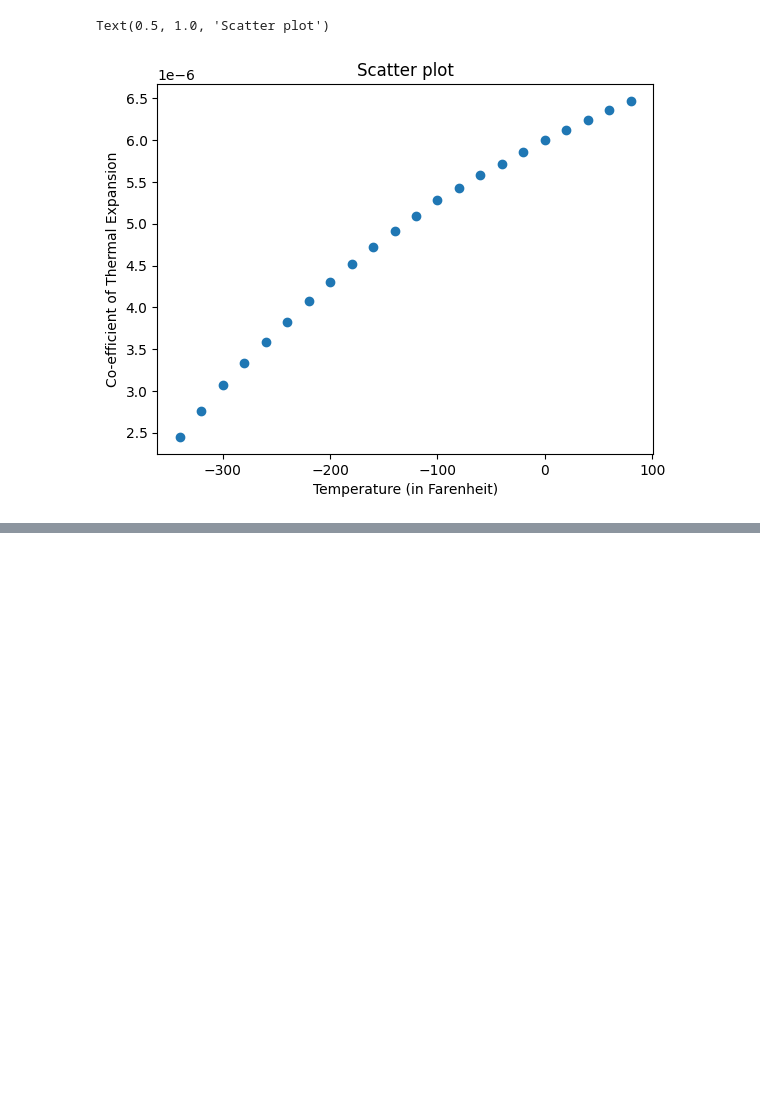
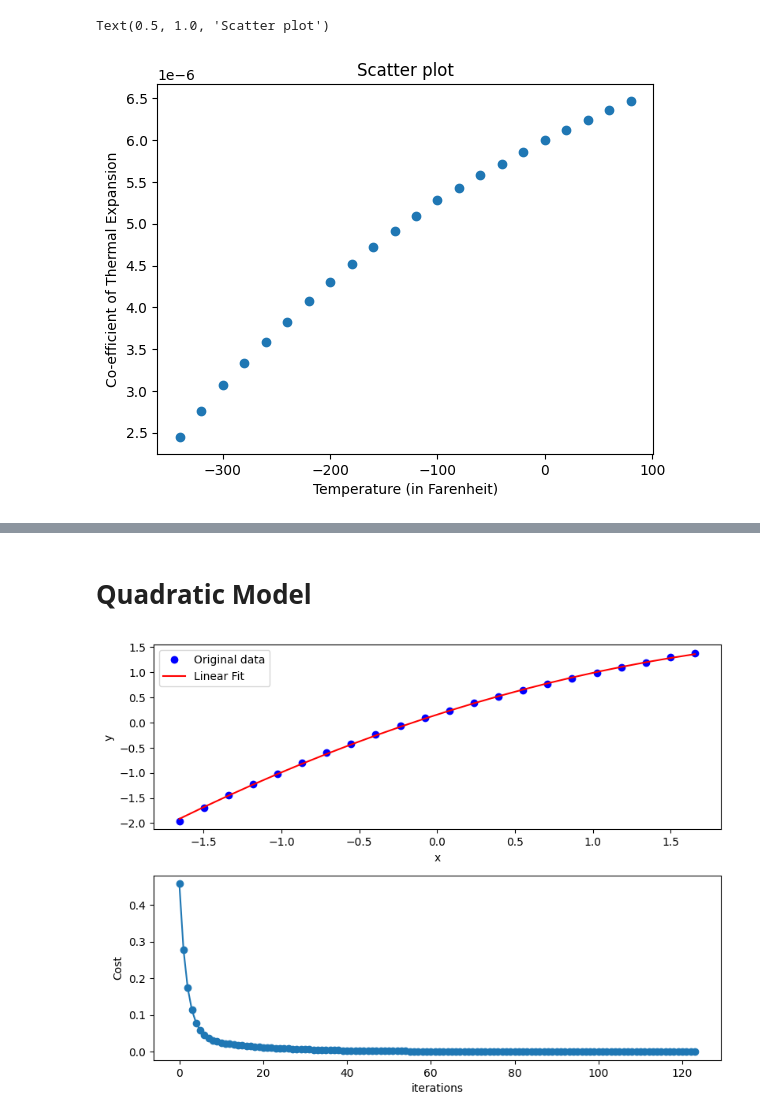
Before and after one commit to ravichandrakorivi/deep-learning, a Jupyter notebook: linear-regression/linear_regression_models.ipynb, the cells around one changed output, grey strips where cells are left out. Drawn from its saved outputs; the diff is of its cells as text; code cells hidden in the pictures; blank space fills up the shorter version.

Commit message:
linear regression models

```diff
--- a/linear-regression/linear_regression_models.ipynb
+++ b/linear-regression/linear_regression_models.ipynb
@@ -93,3 +103,0 @@ plt.show()
-# %%
-x = (x - np.min(x)) / (np.max(x) - np.min(x))
-y = (y - np.min(y)) / (np.max(y) - np.min(y))
@@ -150,0 +129,2 @@ plt.show()
+# %%
+x = (temperature - np.mean(temperature)) / np.std(temperature)
@@ -150,0 +218,3 @@ plt.show()
+# %%
+x = (temperature - np.mean(temperature)) / np.std(temperature)
+y = (alpha - np.mean(alpha)) / np.std(alpha)
@@ -150,0 +312,71 @@ plt.show()
+# %% [markdown]
+# Quadratic Model
+# %%
+# learning rate
+eta = 0.1
+
+# Normalized inputs & outputs
+x = (temperature - np.mean(temperature)) / np.std(temperature)
+y = (alpha - np.mean(alpha)) / np.std(alpha)
+
+# Initialize weights
+w0 = np.random.rand()
+w1 = np.random.rand()
+w2 = np.random.rand()
+
+yhat = w0 + w1*x + w2*x*x
+initial_cost = (0.5 / m)*np.sum((y - yhat)**2)
+C = [initial_cost]
+
+error = 1
+iter = 0
+
+while error > eps:
+
+    yhat = w0 + w1*x + w2*x*x
+
+    nabla_w0 = -np.sum(y - yhat) / m
+    nabla_w1 = -np.sum((y - yhat) * x) / m
+    nabla_w2 = -np.sum((y - yhat) * x * x) / m
+
+    dw0 = -eta*nabla_w0
+    dw1 = -eta*nabla_w1
+    dw2 = -eta*nabla_w2
+
+    w0 = w0 + dw0
+    w1 = w1 + dw1
+    w2 = w2 + dw2
+
+    iter += 1
+
+    cost = (0.5 / m)*np.sum((y - w0 - w1*x - w2*x*x)**2)
+    C.append(cost)
+
+    error = abs(C[-1] - C[-2])
+
+yhat = w0 + w1*x + w2*x*x
+
+# Create a new plotting canvas/figure with 8 inches width and 6 inches height
+plt.figure(figsize=(8, 6))
+
+plt.subplot(211)
+plt.plot(x, y, 'bo', label="Original data")
+plt.plot(x, yhat, 'r-', label="Linear Fit")
+plt.xlabel("x")
+plt.ylabel("y")
+plt.legend()
+
+plt.subplot(212)
+plt.plot(range(len(C)), C, '-o')
+plt.xlabel("iterations")
+plt.ylabel("Cost")
+
+plt.tight_layout()
+plt.show()
+
+print(f"Number of iterations = {iter}")
+print(f"w0 = {w0}")
+print(f"w1 = {w1}")
+print(f"w2 = {w2}")
+# %% [output]
+[figure, added]
```
Also changed, not shown: parts of 21 cells of this notebook.
